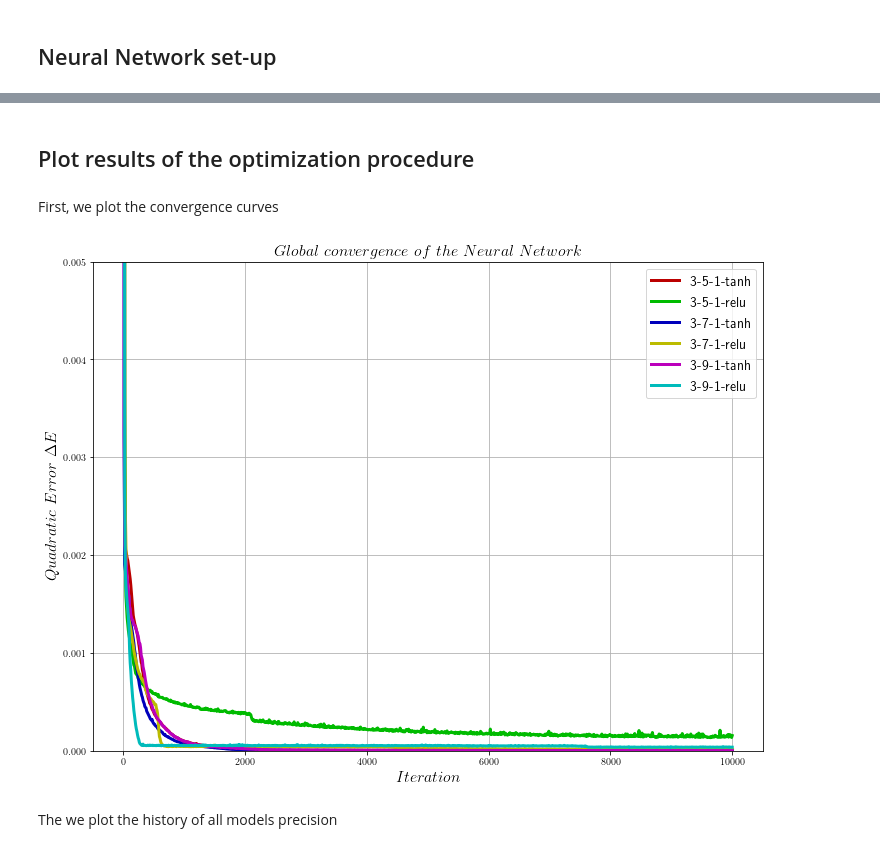
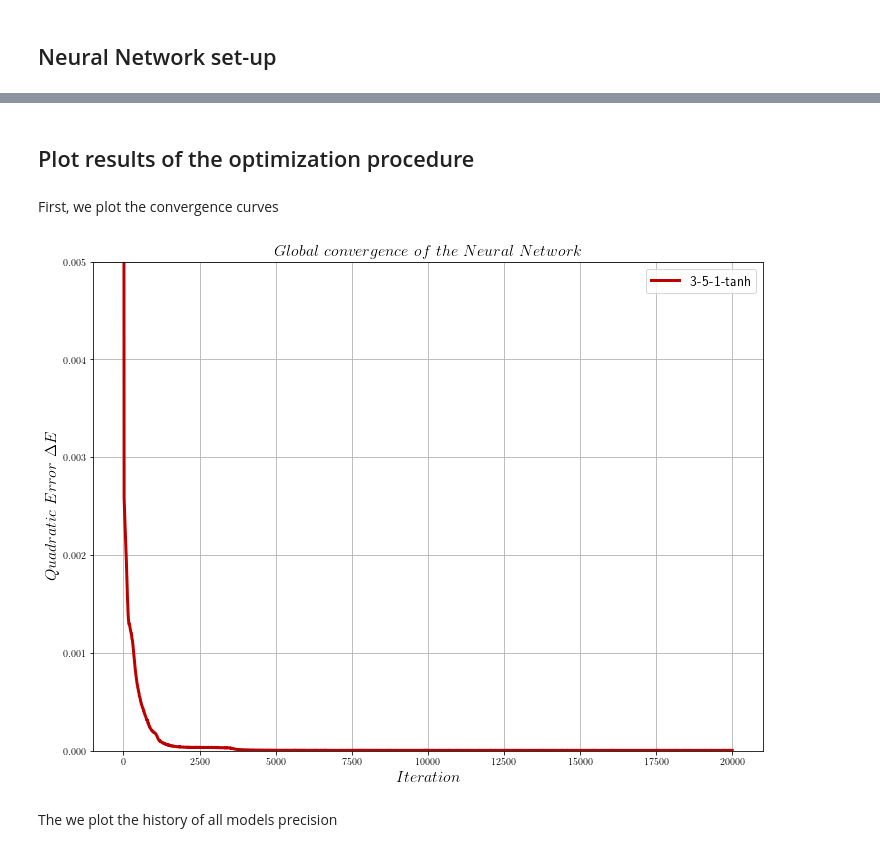
Before and after one commit to pantale/ANN-ConstitutiveLaw, a Jupyter notebook: ANN-Learning.ipynb, the cells around one changed output, grey strips where cells are left out. Cells and saved outputs as stored; diff of their text form; code cells hidden in the pictures.

Commit message:
Add Save/restore + test database

```diff
--- a/ANN-Learning.ipynb
+++ b/ANN-Learning.ipynb
@@ -38,0 +35,3 @@ Useful functions to define the number of subplots to use
+# %%
+saveFigures = False
+colorlist = ['#bb0000', '#00bb00', "#0000bb", '#bbbb00', '#bb00bb', "#00bbbb", '#bbbbbb', '#770000', '#007700', "#000077", '#777700', '#770077', "#007777", '#777777']
@@ -151,7 +152,8 @@ Creates two arrays for temperatures $T$ and plastic strain rates $\dot{\overline
 # %%
 temperatures = np.array(temperatures)
 epsp = np.array(epsp)
-epsp = np.log(epsp/epsp.min())
+epsLogBase = epsp.min()
+epsp = np.log(epsp/epsLogBase)
 epspArray = np.tile(epsp,temperatures.shape[0])
 temperaturesArray = temperatures.repeat(epsp.shape[0])
 epspArray.shape, epspArray, temperaturesArray
@@ -311,12 +313,15 @@ convergenceCurves = []   # To store convergence curves
 
 #FACT = ['relu', 'sigmoid', 'tanh']
 #COUCH = [3, 5, 7, 9]
-FACT = ['tanh', 'relu']
+FACT = ['relu', 'sigmoid', 'tanh']
 COUCH = [5, 7, 9]
 #COUCH = [[5,2], [5,3], [5,4]]
 
-for c in COUCH:
-    for f in FACT:
+FACT = ['tanh']
+COUCH = [5]
+
+for f in FACT:
+    for c in COUCH:
         desc = '3'
         model = Sequential()
         if type(c) == list:
@@ -346,5 +364,5 @@ for model in models:
 # %%
-iterationsNumber = 10 # Define the number of iteration to do
+iterationsNumber = 20 # Define the number of iteration to do
 epochNumber = 1000    # Define the number of epoch for each iteration
 
 for model in models:
@@ -354,7 +372,7 @@ for model in models:
         history = model.fit(NNinput, NNoutput, epochs = epochNumber, verbose = 0)
         loss = history.history['loss']
         hist = np.append(hist, loss)
-        print("Iteration :", i+1, "/", iterationsNumber, "->", loss[-1], "     ", end = '\r')
+        print("Iteration :", i+1, "/", iterationsNumber, '-> %8.6E' % loss[-1], "  ", end = '\r')
     print("\n")
     convergenceCurves.append(hist)
 # %% [output]
@@ -378,28 +381,28 @@ Iteration : 10 / 10 -> 3.7623463867930695e-05
-# %% [markdown]
-## Plot results of the optimization procedure
-# %% [markdown]
-First, we plot the convergence curves
+# %% [markdown]
+## Plot results of the optimization procedure
+# %% [markdown]
+First, we plot the convergence curves
 # %%
 plt.figure(figsize = (12, 9))
 plt.rc('text', usetex = True)
 cl = 0
 for model, curve in zip(models, convergenceCurves):
     shortCurve = curve[::10]
     x = np.linspace(0, len(curve), len(shortCurve))
     plt.plot(x, shortCurve, label = model.name, color=colorlist[cl], linewidth = 3)
     cl += 1
 plt.grid()
 plt.xlabel(r'$Iteration$', fontsize = 16)
 plt.ylim(0, 5e-3)
 plt.ylabel(r'$Quadratic\ Error\ \Delta E$', fontsize = 16)
 plt.title(r'$Global\ convergence\ of\ the\ Neural\ Network$', fontsize = 16)
 plt.legend(loc = 'upper right',fancybox = True, numpoints = 1, fontsize = 14)
-plt.savefig(dataPath + '/' + 'Convergence.svg', bbox_inches = 'tight', pad_inches = 0)
+if (saveFigures) : plt.savefig(dataPath + '/' + 'Convergence.svg', bbox_inches = 'tight', pad_inches = 0)
 plt.show()
 # %% [output]
-[figure, old version]
+[figure, new version]
-# %% [markdown]
-The we plot the history of all models precision
+# %% [markdown]
+The we plot the history of all models precision
 # %%
 plt.figure(figsize = (12, 9))
 plt.rc('text', usetex = True)
```
Also changed, not shown: parts of 63 cells of this notebook, 1 other file.
